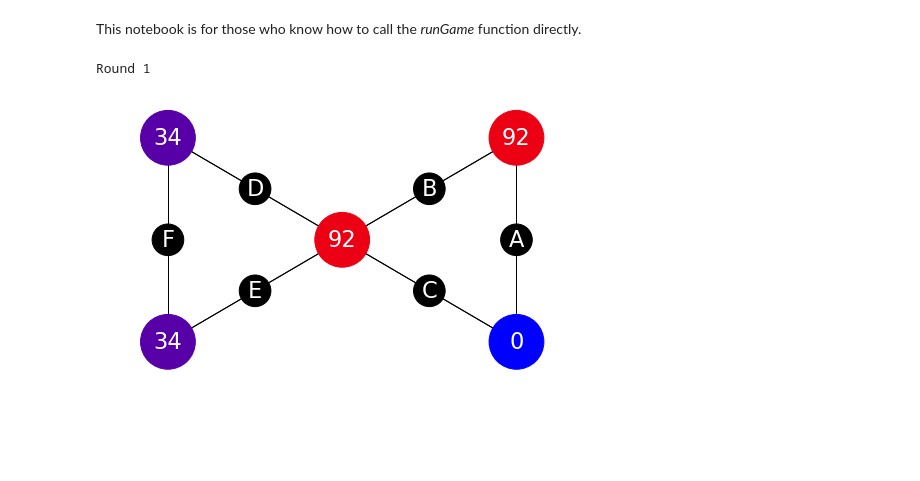
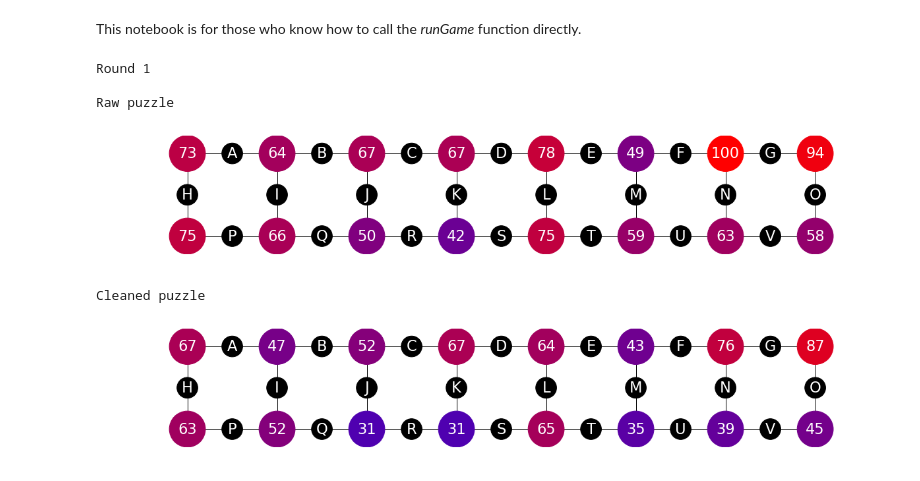
Before and after one commit to decodoku/A_Game_to_Benchmark_Quantum_Computers, a Jupyter notebook: Play_Fast.ipynb, the cells around one changed output. Saved outputs shown, nothing was run; the diff lists cells and outputs as text; code cells hidden in the pictures; blank space fills up the shorter version.

```diff
--- a/Play_Fast.ipynb
+++ b/Play_Fast.ipynb
@@ -6,7 +6,11 @@ from QuantumAwesomeness import *
 %matplotlib inline
 # %%
 while True:
-    runGame( 'ibmqx2', 'M', 100, True, 0, dataNeeded=False)
+    runGame( 'ibmqx5', 'M', 8192, False, 0, dataNeeded=False)
 # %% [output]
 Round 1
+
+Raw puzzle
-[figure, old version]
+[figure, new version]
+Cleaned puzzle
+[figure, added]
```
Also changed, not shown: 56 other files.
